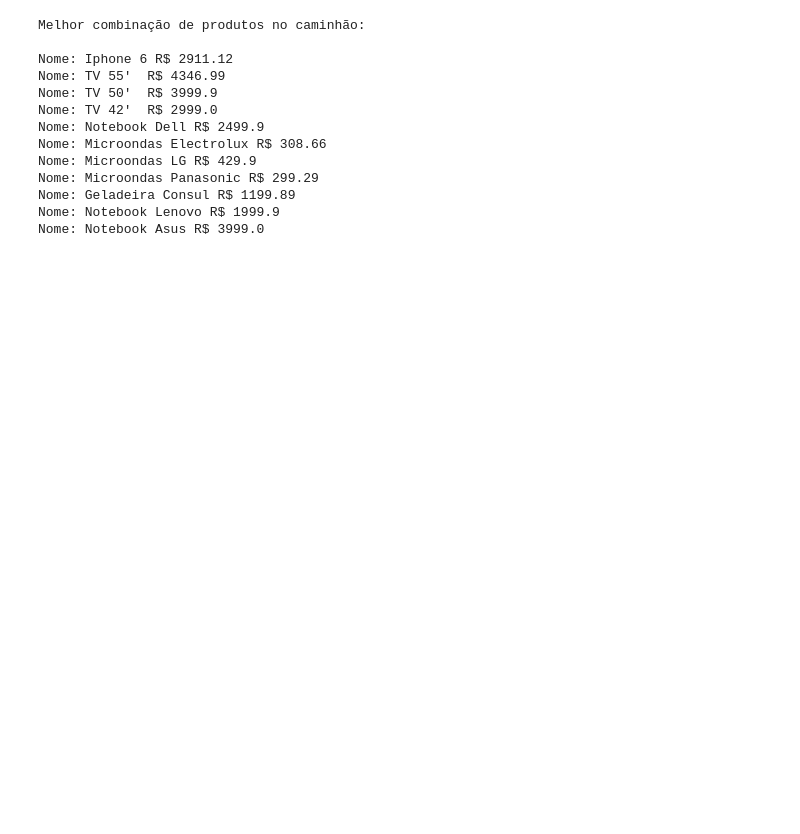
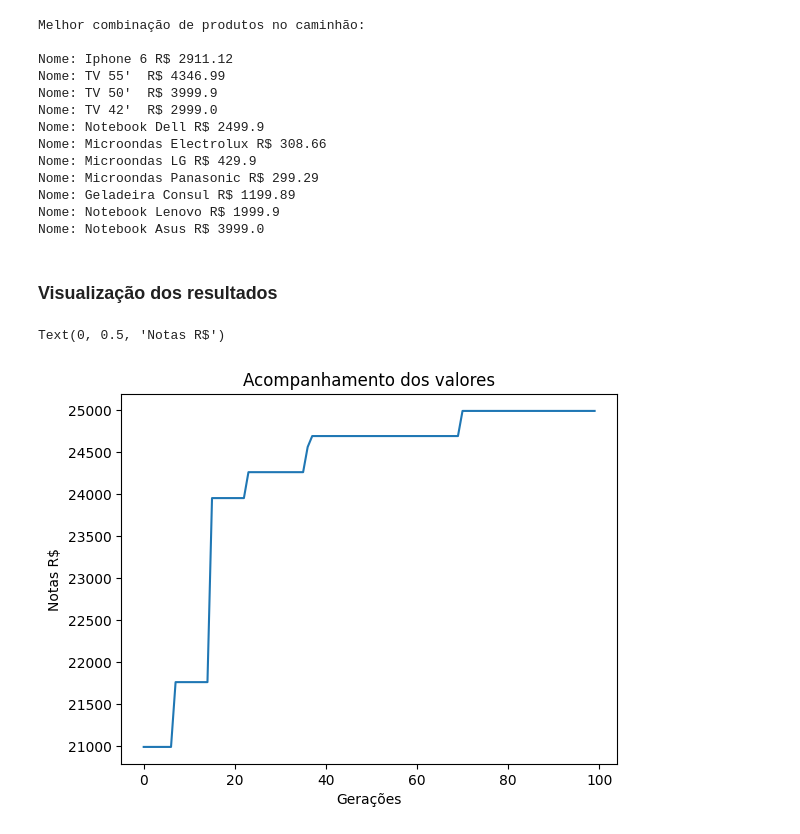
Before and after one commit to DiogoBotton/Optimization_Algorithms, a Jupyter notebook: Algoritmos_Geneticos/algoritmo_genetico.ipynb, the cells around one changed output. Cells and saved outputs as stored; diff of their text form; code cells hidden in the pictures; blank space fills up the shorter version.

Commit message:
Plotando os resultados

```diff
--- a/Algoritmos_Geneticos/algoritmo_genetico.ipynb
+++ b/Algoritmos_Geneticos/algoritmo_genetico.ipynb
@@ -236,6 +240,7 @@ class AlgoritmoGenetico():
         self.populacao: list[Individuo] = [] # Armazenará uma lista de indivíduos de acordo com o tamanho da população
         #self.geracao = 0
         self.melhor_solucao = 0 # Armazena qual dos indivíduos tem a melhor solução (maior nota e não extrapole o limite total de capacidade) (Armazena o objeto indivíduo inteiro)
+        self.lista_solucoes = []
 
     def inicializa_populacao(self, espacos, valores, limite_espacos):
         self.populacao = [Individuo(espacos, valores, limite_espacos) for i in range(self.tamanho_populacao)]
@@ -289,6 +294,8 @@ class AlgoritmoGenetico():
             # Seleciona o melhor indivíduo
             self.melhor_individuo(self.populacao[0])
 
+            self.lista_solucoes.append(self.melhor_solucao.nota_avaliacao)
+
             # Exibe alguns detalhes da geração atual
             self.visualiza_geracao()
 
@@ -449,3 +456,13 @@ Nome: Microondas Panasonic R$ 299.29
 Nome: Geladeira Consul R$ 1199.89
 Nome: Notebook Lenovo R$ 1999.9
 Nome: Notebook Asus R$ 3999.0
+# %% [markdown]
+### Visualização dos resultados
+# %%
+plt.title('Acompanhamento dos valores')
+plt.plot(ag.lista_solucoes)
+plt.xlabel('Gerações')
+plt.ylabel('Notas R$')
+# %% [output]
+Text(0, 0.5, 'Notas R$')
+[figure, added]
```
Also changed, not shown: parts of 8 cells of this notebook.
